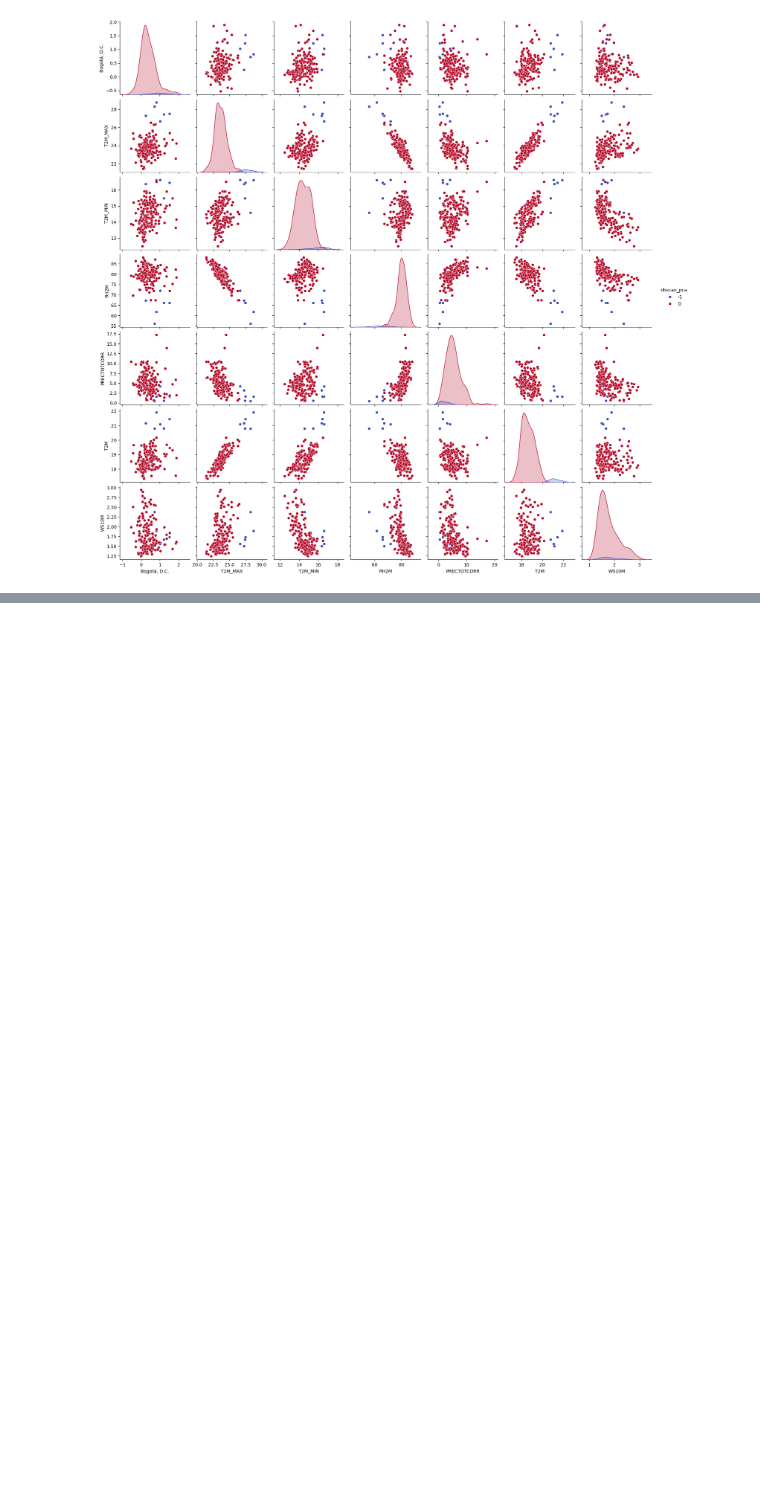
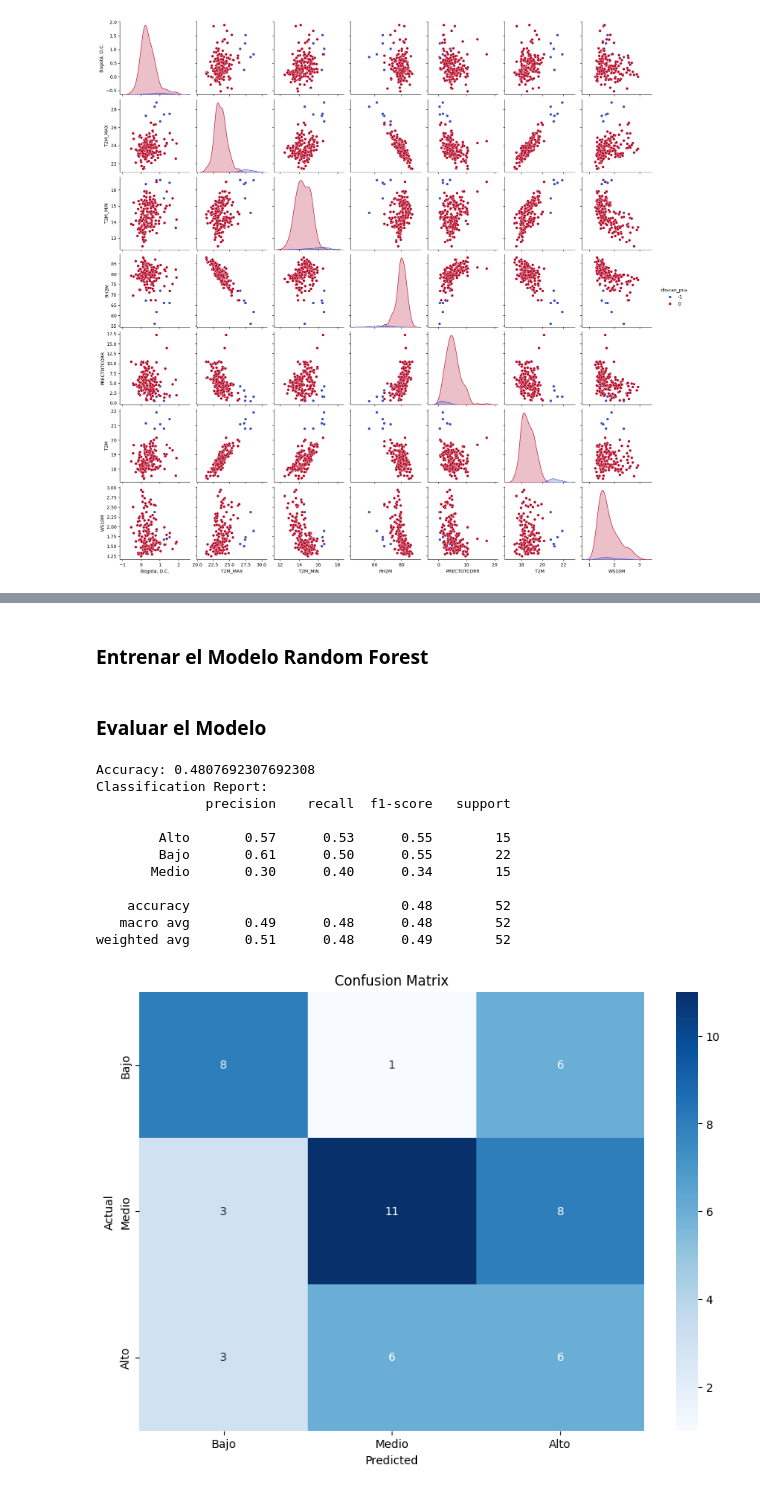
Before and after one commit to andersonjalvarado/Proyecto-IA-Javeriana, a Jupyter notebook: Proyecto.ipynb, the cells around one changed output, grey strips where cells are left out. Cells and saved outputs as stored; diff of their text form; code cells hidden in the pictures; blank space fills up the shorter version.

Commit message:
Random Forest

```diff
--- a/Proyecto.ipynb
+++ b/Proyecto.ipynb
@@ -730,0 +770,4 @@ sns.pairplot(data = dict_ciudades['Bogotá, D.C.'][['Bogotá, D.C.', 'T2M_MAX',
+# %%
+# Definir las características y la variable objetivo
+features = ['PRECTOTCORR', 'T2M', 'T2M_MAX', 'T2M_MIN', 'RH2M', 'WS10M']
+target = 'Bogotá, D.C.'
@@ -730,0 +776,3 @@ sns.pairplot(data = dict_ciudades['Bogotá, D.C.'][['Bogotá, D.C.', 'T2M_MAX',
+# %%
+# ('Bajo', 'Medio', 'Alto')
+dict_ciudades['Bogotá, D.C.']['IPC_Category'] = pd.qcut(dict_ciudades['Bogotá, D.C.'][target], q=3, labels=['Bajo', 'Medio', 'Alto'])
@@ -730,0 +796,43 @@ sns.pairplot(data = dict_ciudades['Bogotá, D.C.'][['Bogotá, D.C.', 'T2M_MAX',
+# %%
+# Dividir los datos en conjuntos de entrenamiento y prueba
+X = dict_ciudades['Bogotá, D.C.'][features]
+y = dict_ciudades['Bogotá, D.C.']['IPC_Category']
+X_train, X_test, y_train, y_test = train_test_split(X, y, test_size=0.3, random_state=42)
+# %% [markdown]
+### Entrenar el Modelo Random Forest
+# %%
+# Crear y entrenar el modelo
+rf_model = RandomForestClassifier(n_estimators=100, random_state=42)
+rf_model.fit(X_train, y_train)
+
+# Predecir con el modelo
+y_pred = rf_model.predict(X_test)
+# %% [markdown]
+### Evaluar el Modelo
+# %%
+# Evaluar el rendimiento del modelo
+print("Accuracy:", accuracy_score(y_test, y_pred))
+print("Classification Report:")
+print(classification_report(y_test, y_pred))
+
+# Matriz de confusión
+conf_matrix = confusion_matrix(y_test, y_pred)
+plt.figure(figsize=(10, 7))
+sns.heatmap(conf_matrix, annot=True, fmt='d', cmap='Blues', xticklabels=['Bajo', 'Medio', 'Alto'], yticklabels=['Bajo', 'Medio', 'Alto'])
+plt.xlabel('Predicted')
+plt.ylabel('Actual')
+plt.title('Confusion Matrix')
+plt.show()
+# %% [output]
+Accuracy: 0.4807692307692308
+Classification Report:
+              precision    recall  f1-score   support
+
+        Alto       0.57      0.53      0.55        15
+        Bajo       0.61      0.50      0.55        22
+       Medio       0.30      0.40      0.34        15
+
+    accuracy                           0.48        52
+   macro avg       0.49      0.48      0.48        52
+weighted avg       0.51      0.48      0.49        52
+[figure, added]
```
Also changed, not shown: parts of 9 cells of this notebook.
